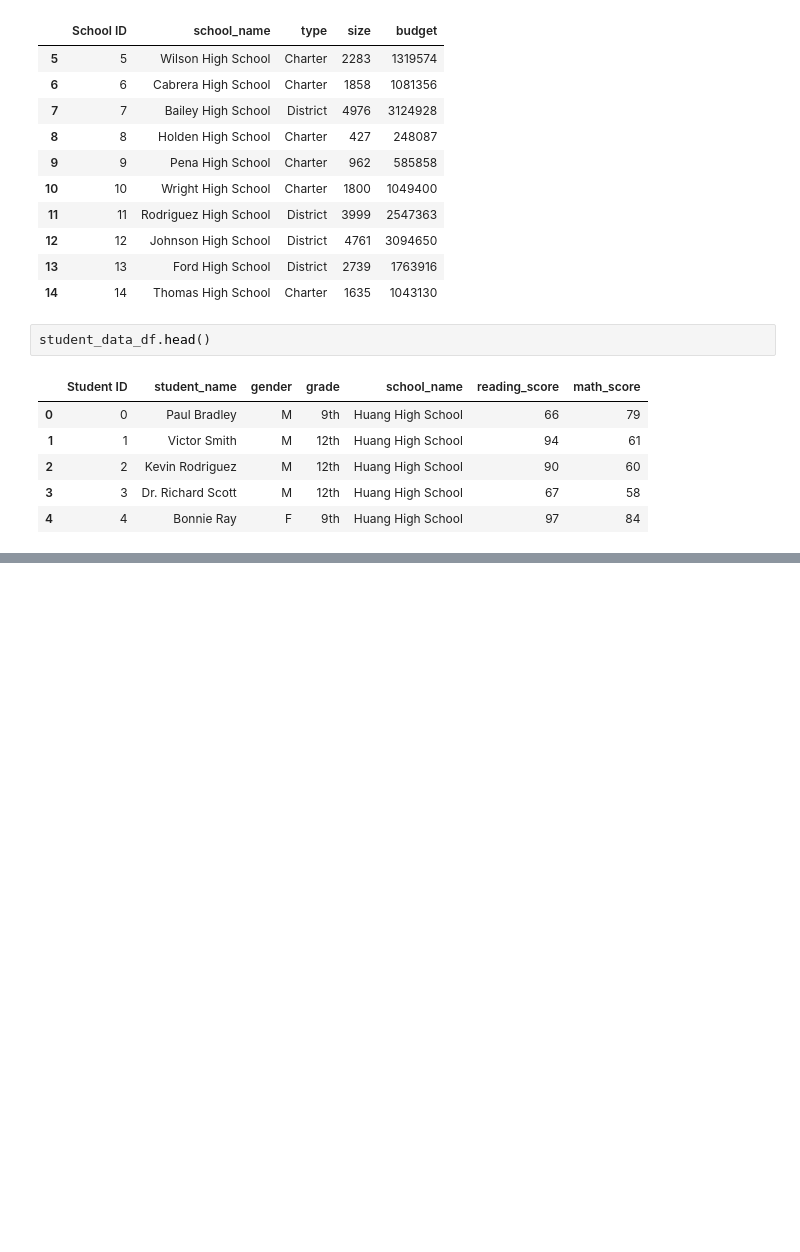
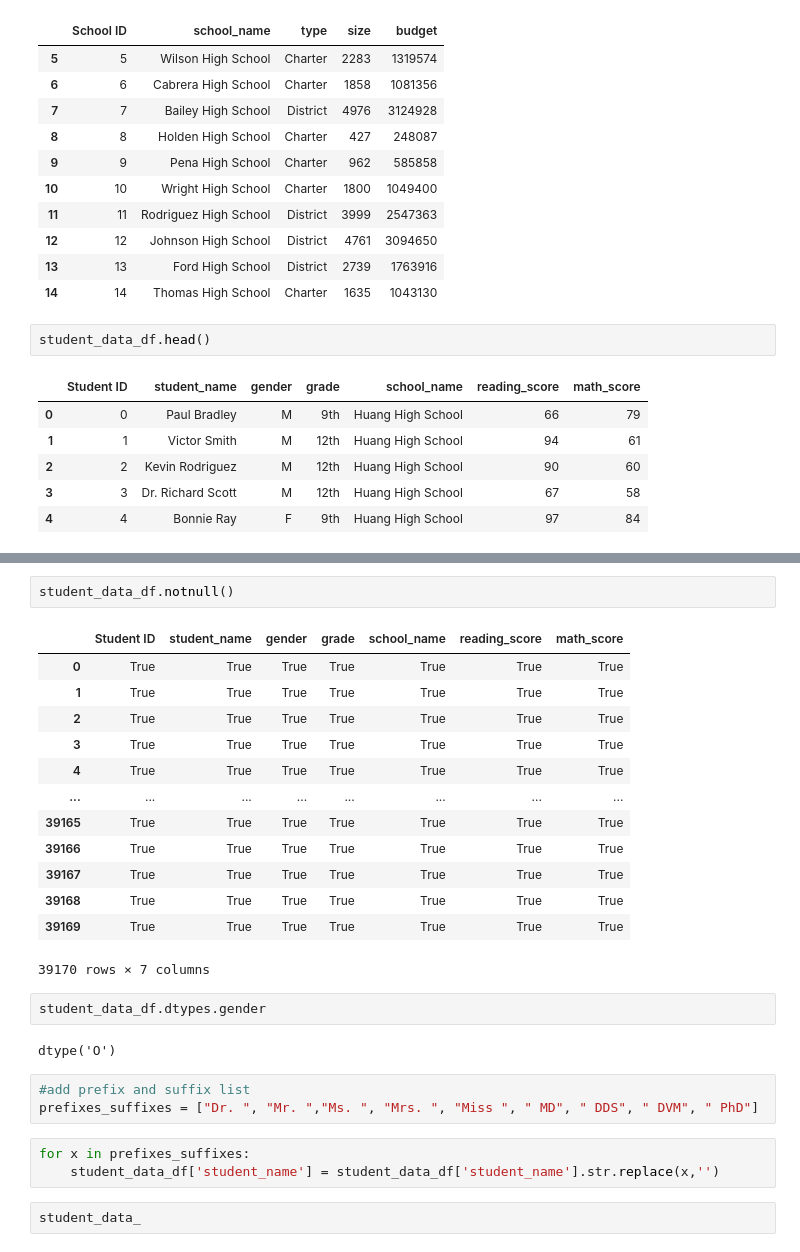
Before and after one commit to Tozerh/PyCity, a Jupyter notebook: PyCitySchools.ipynb, the cells around one changed output, grey strips where cells are left out. Drawn from its saved outputs; the diff is of its cells as text; blank space fills up the shorter version.

```diff
--- a/PyCitySchools.ipynb
+++ b/PyCitySchools.ipynb
@@ -52,0 +146,28 @@ student_data_df.head()
+# %%
+student_data_df.notnull()
+# %% [output]
+|  | Student ID | student_name | gender | grade | school_name | reading_score | math_score |
+| 0 | True | True | True | True | True | True | True |
+| 1 | True | True | True | True | True | True | True |
+| 2 | True | True | True | True | True | True | True |
+| 3 | True | True | True | True | True | True | True |
+| 4 | True | True | True | True | True | True | True |
+| ... | ... | ... | ... | ... | ... | ... | ... |
+| 39165 | True | True | True | True | True | True | True |
+| 39166 | True | True | True | True | True | True | True |
+| 39167 | True | True | True | True | True | True | True |
+| 39168 | True | True | True | True | True | True | True |
+| 39169 | True | True | True | True | True | True | True |
+39170 rows × 7 columns
+# %%
+student_data_df.dtypes.gender
+# %% [output]
+dtype('O')
+# %%
+#add prefix and suffix list
+prefixes_suffixes = ["Dr. ", "Mr. ","Ms. ", "Mrs. ", "Miss ", " MD", " DDS", " DVM", " PhD"]
+# %%
+for x in prefixes_suffixes:
+    student_data_df['student_name'] = student_data_df['student_name'].str.replace(x,'')
+# %%
+student_data_
```
Also changed, not shown: parts of 7 cells of this notebook, 3 other files.
